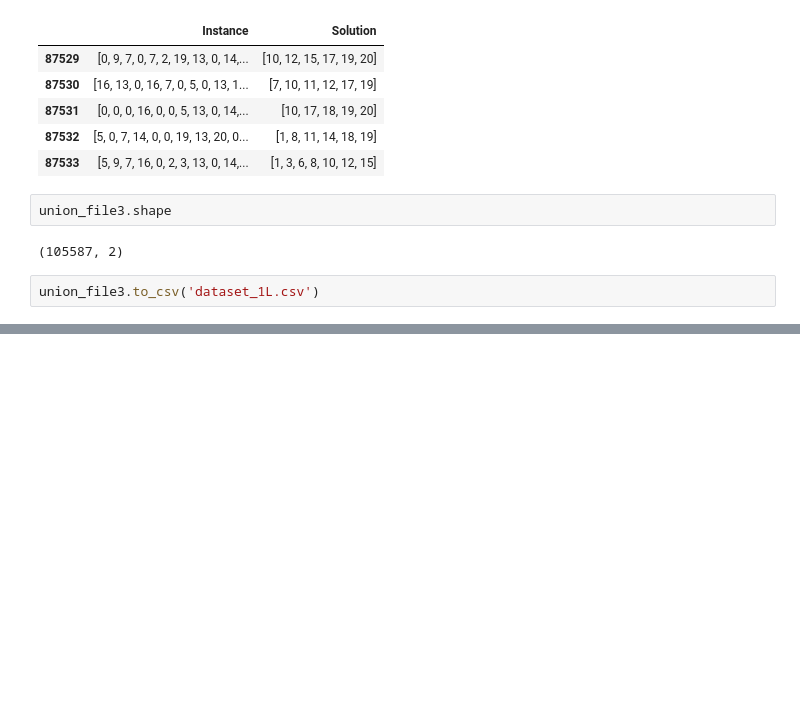
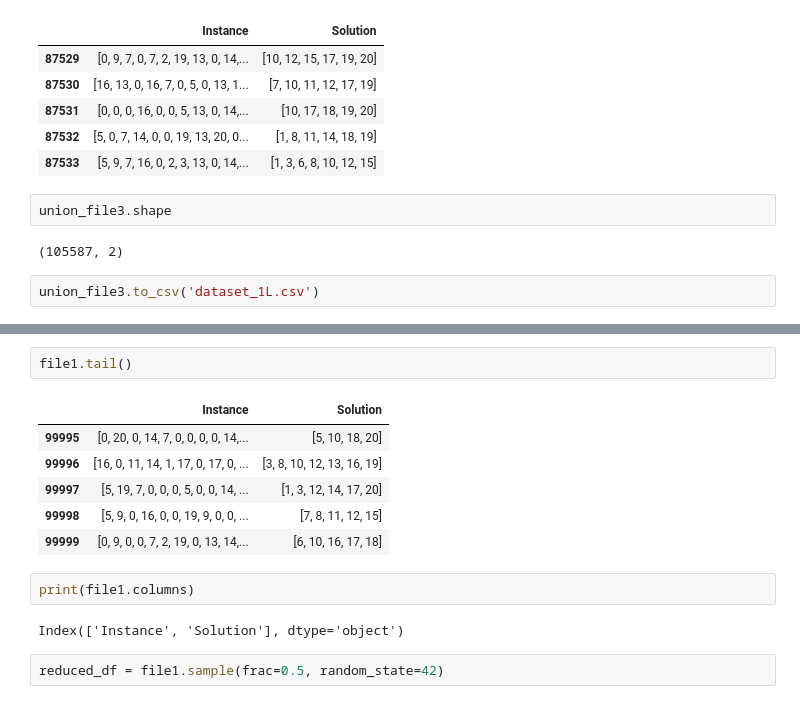
Before and after one commit to tantuwaySourabh/rf-tag2tag-communication, a Jupyter notebook: Project_copy_temp.ipynb, the cells around one changed output, grey strips where cells are left out. Drawn from its saved outputs; the diff is of its cells as text; blank space fills up the shorter version.

```diff
--- a/Project_copy_temp.ipynb
+++ b/Project_copy_temp.ipynb
@@ -634,0 +652,15 @@ union_file3.to_csv('dataset_1L.csv')
+# %%
+file1.tail()
+# %% [output]
+|  | Instance | Solution |
+| 99995 | [0, 20, 0, 14, 7, 0, 0, 0, 0, 14,... | [5, 10, 18, 20] |
+| 99996 | [16, 0, 11, 14, 1, 17, 0, 17, 0, ... | [3, 8, 10, 12, 13, 16, 19] |
+| 99997 | [5, 19, 7, 0, 0, 0, 5, 0, 0, 14, ... | [1, 3, 12, 14, 17, 20] |
+| 99998 | [5, 9, 0, 16, 0, 0, 19, 9, 0, 0, ... | [7, 8, 11, 12, 15] |
+| 99999 | [0, 9, 0, 0, 7, 2, 19, 0, 13, 14,... | [6, 10, 16, 17, 18] |
+# %%
+print(file1.columns)
+# %% [output]
+Index(['Instance', 'Solution'], dtype='object')
+# %%
+reduced_df = file1.sample(frac=0.5, random_state=42)
```
Also changed, not shown: parts of 12 cells of this notebook, 6 other files.
